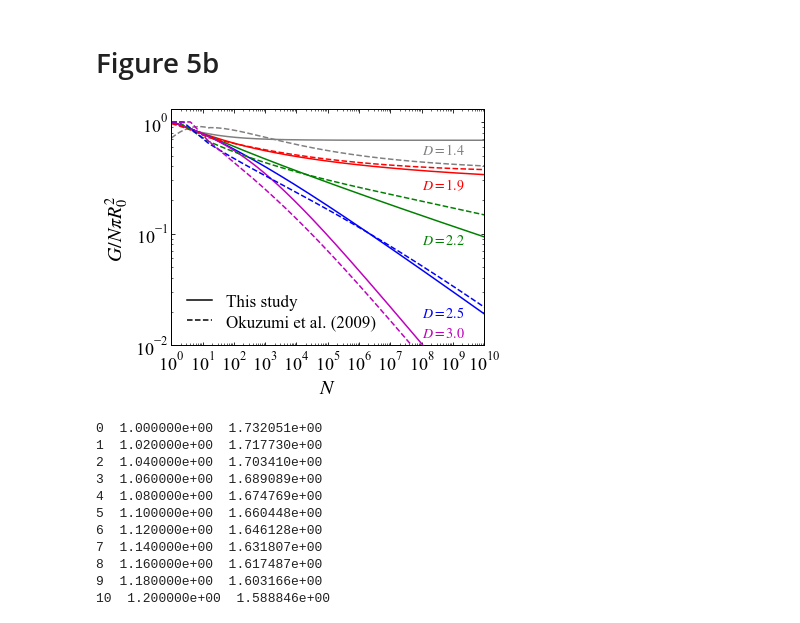
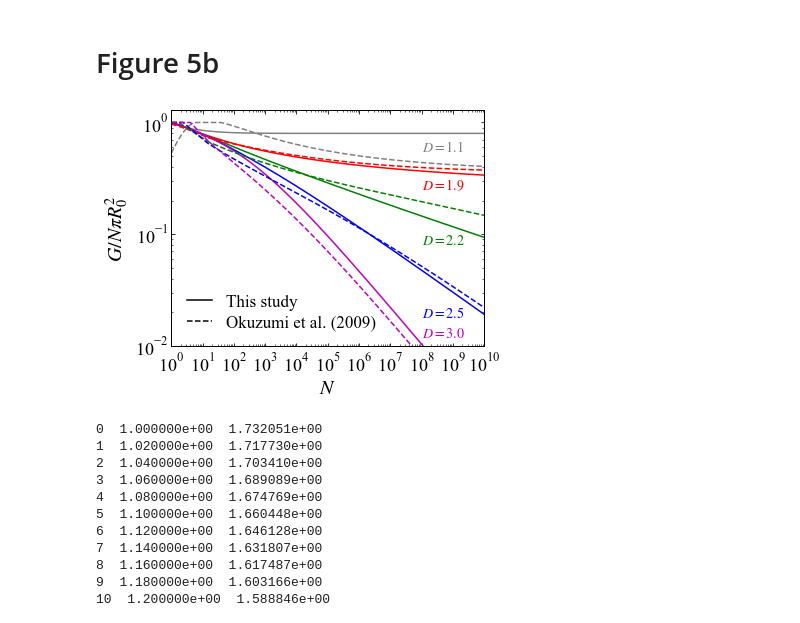
Before and after one commit to rtazaki1205/geofractal, a Jupyter notebook: figures/figures_for_Tazaki_2021.ipynb, the cells around one changed output. Saved outputs shown, nothing was run; the diff lists cells and outputs as text; code cells hidden in the pictures.

Commit message:
updated figures

```diff
--- a/figures/figures_for_Tazaki_2021.ipynb
+++ b/figures/figures_for_Tazaki_2021.ipynb
@@ -340,37 +339,37 @@ cmap = plt.get_cmap('viridis')
 ax.set_ylim(1e-2,1.3)
 ax.set_xlim(1.e0,1.e10)
 ax.set_xlabel(r'$N$')
 ax.set_ylabel(r'$G/N\pi R_0^2$')
-ax.loglog(PN[:],G[4,:],color='grey',linestyle='-')
+ax.loglog(PN[:],G[1,:],color='grey',linestyle='-')
 ax.loglog(PN[:],G[9,:],color='r',linestyle='-')
 ax.loglog(PN[:],G[12,:],color='g',linestyle='-')
 ax.loglog(PN[:],G[15,:],color='b',linestyle='-')
 ax.loglog(PN[:],G[20,:],color='m',linestyle='-')
-ax.loglog(PN[:],GO[4,:],color='grey',linestyle='--')
+ax.loglog(PN[:],GO[1,:],color='grey',linestyle='--')
 ax.loglog(PN[:],GO[9,:],color='r',linestyle='--')
 ax.loglog(PN[:],GO[12,:],color='g',linestyle='--')
 ax.loglog(PN[:],GO[15,:],color='b',linestyle='--')
 ax.loglog(PN[:],GO[20,:],color='m',linestyle='--')
 #
 # Add fake legend
 #
 ax.loglog([0],[0],color='black',linestyle='-',label=r'This study')
 ax.loglog([0],[0],color='black',linestyle='--',label=r'Okuzumi et al. (2009)')
 
 ax.text(1.e8,1.2e-2, r'$D=3.0$', color='m', fontsize=14)
 ax.text(1.e8,1.8e-2, r'$D=2.5$', color='b', fontsize=14)
 ax.text(1.e8,8.0e-2, r'$D=2.2$', color='g', fontsize=14)
 ax.text(1.e8,2.5e-1, r'$D=1.9$', color='r', fontsize=14)
-ax.text(1.e8,5.2e-1, r'$D=1.4$', color='grey', fontsize=14)
+ax.text(1.e8,5.5e-1, r'$D=1.1$', color='grey', fontsize=14)
 
 ax.xaxis.set_major_locator(locmaj)
 ax.xaxis.set_minor_locator(locmin)
 ax.xaxis.set_minor_formatter(ticker.NullFormatter())
 ax.legend(loc='best',fontsize=17,frameon=False)
 
 f.savefig('fig5b.pdf')
 # %% [output]
-[figure, old version]
+[figure, new version]
 # %%
 ndf = 100
 df = np.linspace(1.0,3.0,ndf+1)
```
Also changed, not shown: parts of 5 cells of this notebook, 1 other file.
